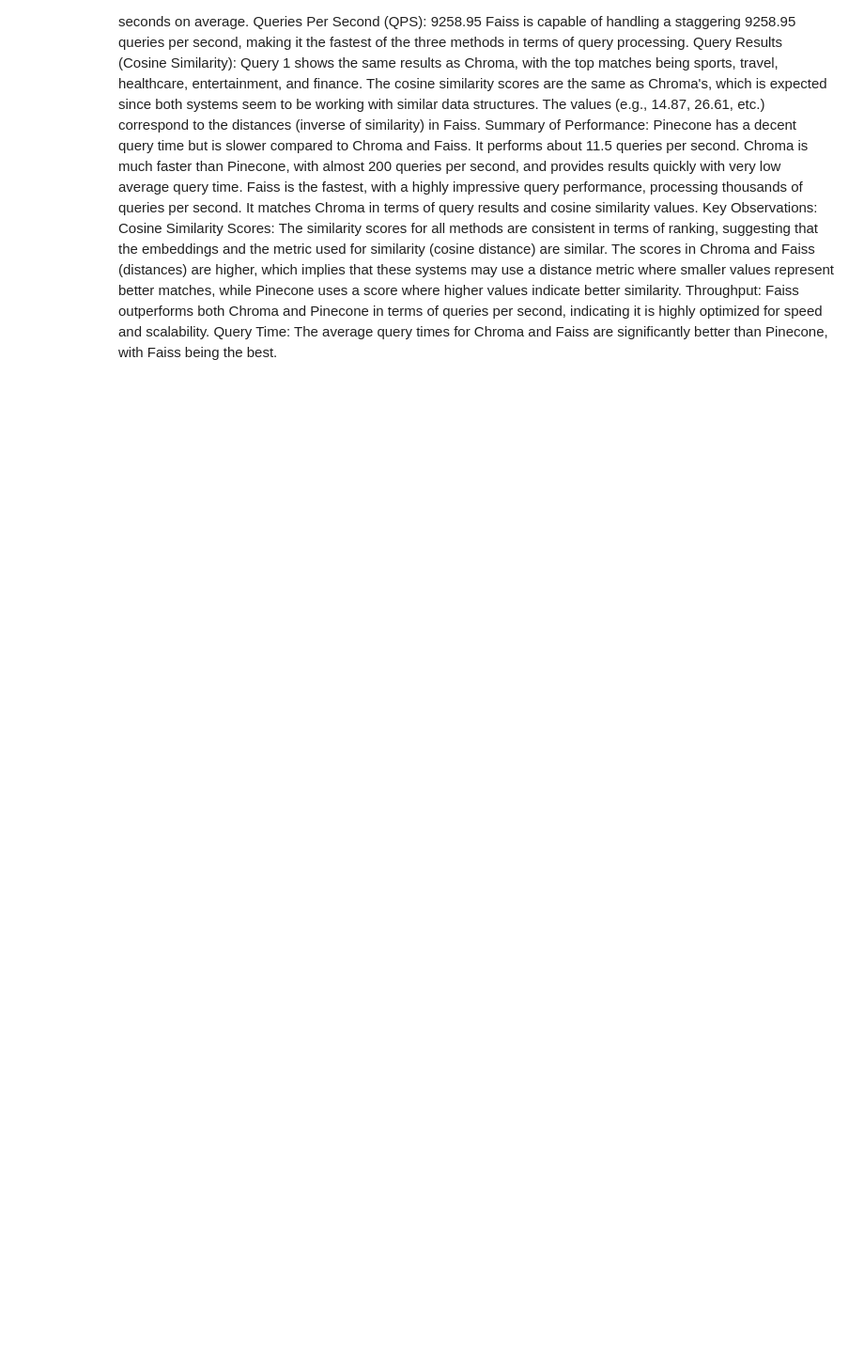
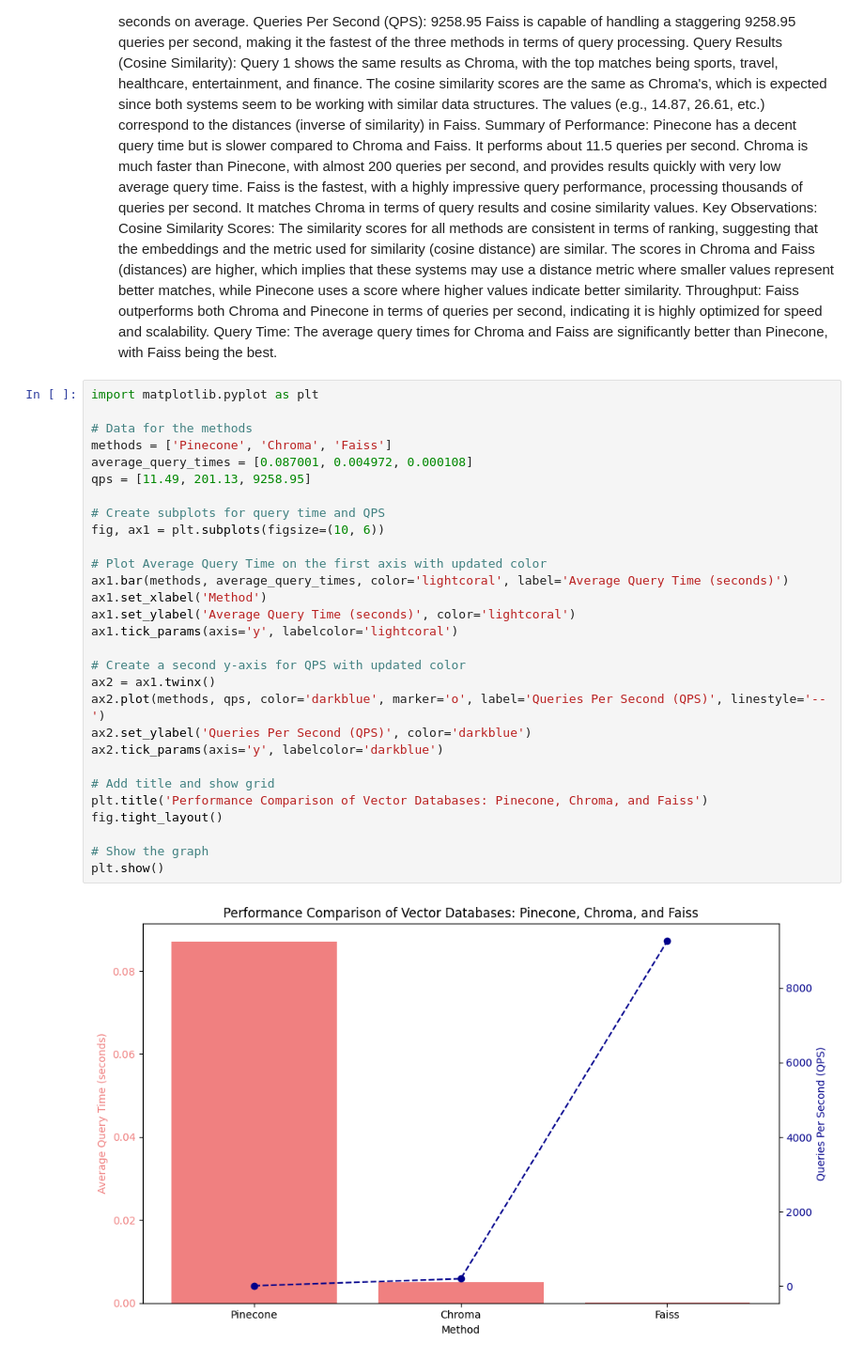
Before and after one commit to himanshu706991/GenAI-QA, a Jupyter notebook: QPS_VECTORDB.ipynb, the cells around one changed output. Shown at 94% size. Drawn from its saved outputs; the diff is of its cells as text; blank space fills up the shorter version.

```diff
--- a/QPS_VECTORDB.ipynb
+++ b/QPS_VECTORDB.ipynb
@@ -950,3 +950,34 @@ Throughput:
 Faiss outperforms both Chroma and Pinecone in terms of queries per second, indicating it is highly optimized for speed and scalability.
 Query Time:
 The average query times for Chroma and Faiss are significantly better than Pinecone, with Faiss being the best.
+# %%
+import matplotlib.pyplot as plt
+
+# Data for the methods
+methods = ['Pinecone', 'Chroma', 'Faiss']
+average_query_times = [0.087001, 0.004972, 0.000108]
+qps = [11.49, 201.13, 9258.95]
+
+# Create subplots for query time and QPS
+fig, ax1 = plt.subplots(figsize=(10, 6))
+
+# Plot Average Query Time on the first axis with updated color
+ax1.bar(methods, average_query_times, color='lightcoral', label='Average Query Time (seconds)')
+ax1.set_xlabel('Method')
+ax1.set_ylabel('Average Query Time (seconds)', color='lightcoral')
+ax1.tick_params(axis='y', labelcolor='lightcoral')
+
+# Create a second y-axis for QPS with updated color
+ax2 = ax1.twinx()
+ax2.plot(methods, qps, color='darkblue', marker='o', label='Queries Per Second (QPS)', linestyle='--')
+ax2.set_ylabel('Queries Per Second (QPS)', color='darkblue')
+ax2.tick_params(axis='y', labelcolor='darkblue')
+
+# Add title and show grid
+plt.title('Performance Comparison of Vector Databases: Pinecone, Chroma, and Faiss')
+fig.tight_layout()
+
+# Show the graph
+plt.show()
+# %% [output]
+[figure, added]
```
Also changed, not shown: parts of 1 cell of this notebook.
